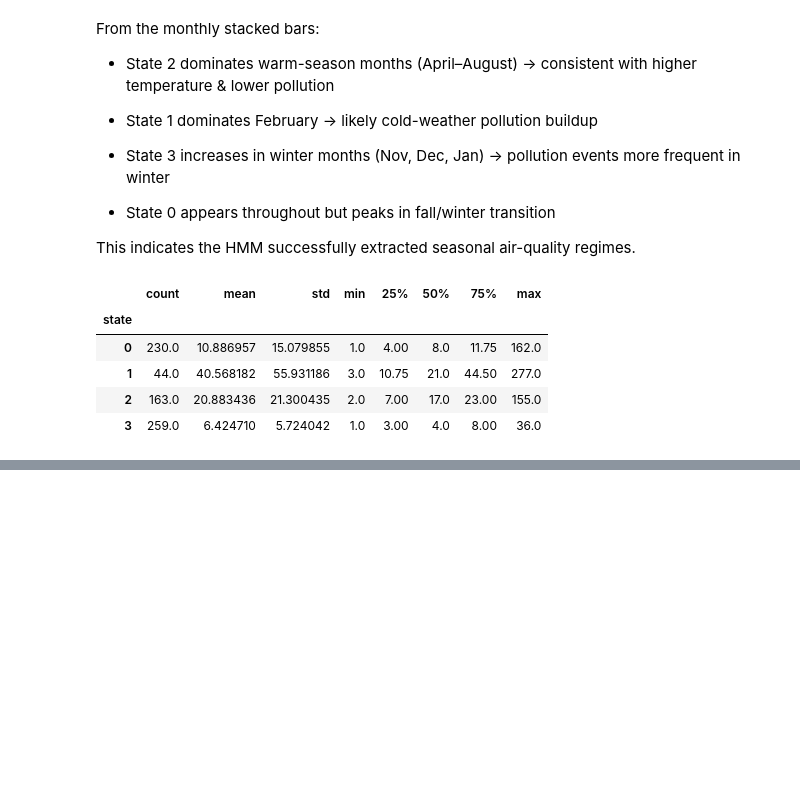
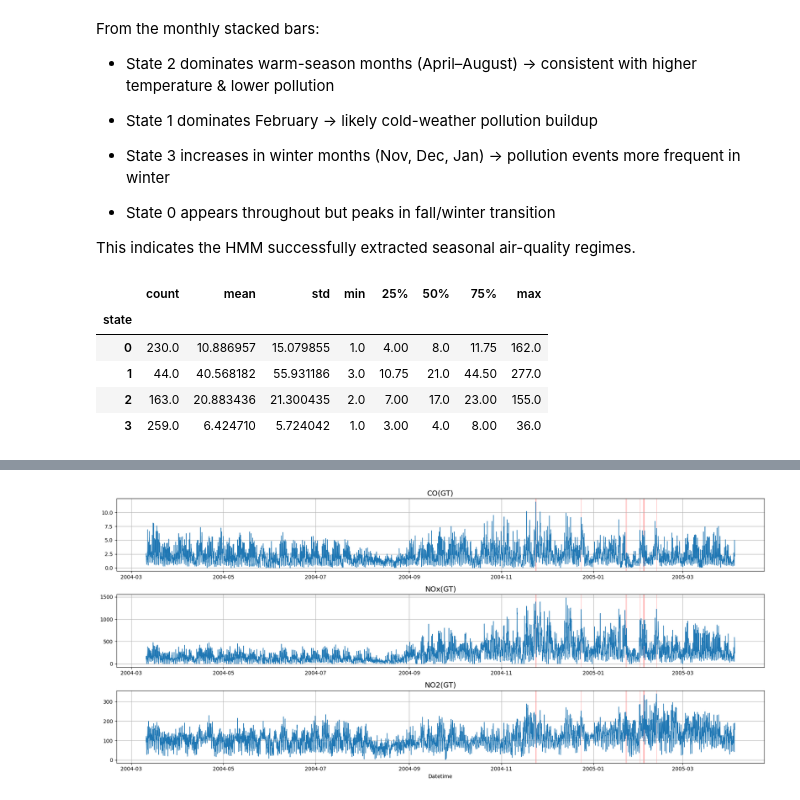
Before and after one commit to acai1031/HMM_for_Air_Quality_Monitoring, a Jupyter notebook: final_project.ipynb, the cells around one changed output, grey strips where cells are left out. Cells and saved outputs as stored; diff of their text form; code cells hidden in the pictures; blank space fills up the shorter version.

```diff
--- a/final_project.ipynb
+++ b/final_project.ipynb
@@ -522,0 +527,2 @@ dur_df.groupby('state')['duration_hours'].describe()
+# %%
+n_samples, n_features = X_scaled.shape
@@ -522,0 +669,28 @@ dur_df.groupby('state')['duration_hours'].describe()
+# %%
+pollutants = ["CO(GT)", "NOx(GT)", "NO2(GT)"]
+
+def plot_events(df, segments, pollutants):
+    plt.figure(figsize=(18, 8))
+
+    # Plot each pollutant in a separate subplot
+    for i, col in enumerate(pollutants):
+        ax = plt.subplot(len(pollutants), 1, i+1)
+
+        ax.plot(df.index, df[col], label=col, linewidth=1)
+
+        # Shade segments
+        for (s, e) in segments:
+            ax.axvspan(df.index[s], df.index[e], color="red", alpha=0.25)
+
+        ax.set_title(col, fontsize=14)
+        ax.grid(True)
+
+        if i == len(pollutants) - 1:
+            ax.set_xlabel("Datetime")
+
+    plt.tight_layout()
+    plt.show()
+
+plot_events(df, segments, pollutants)
+# %% [output]
+[figure, added]
```
Also changed, not shown: parts of 10 cells of this notebook, 1 other file.
